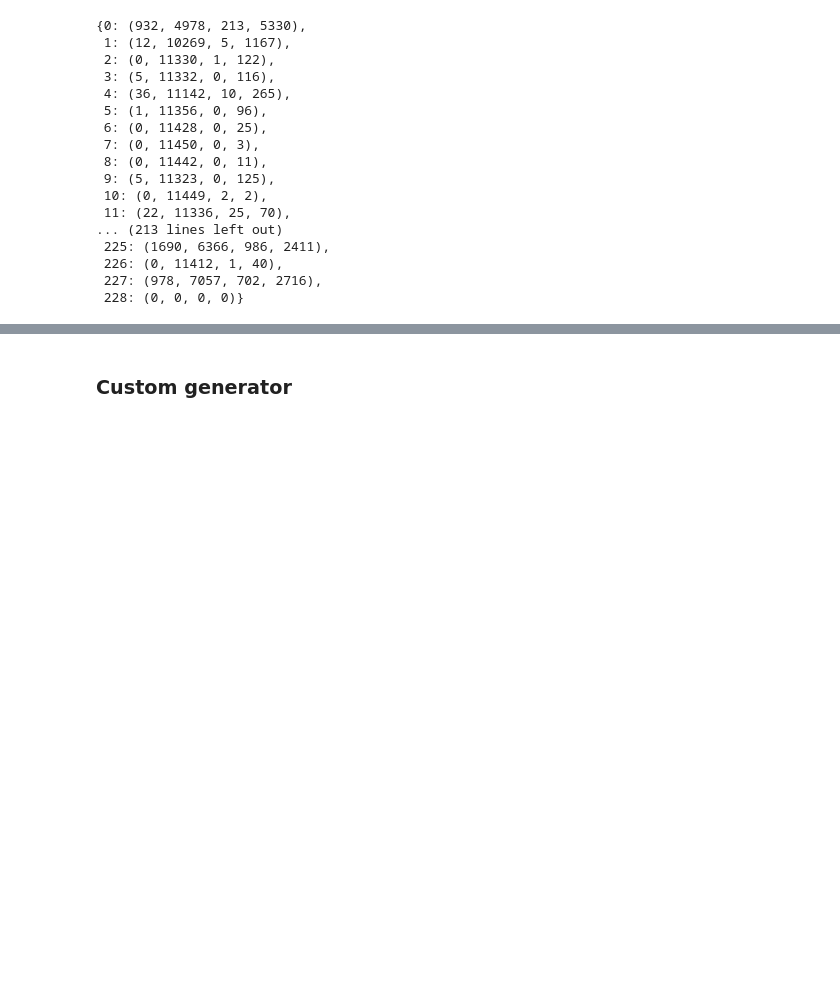
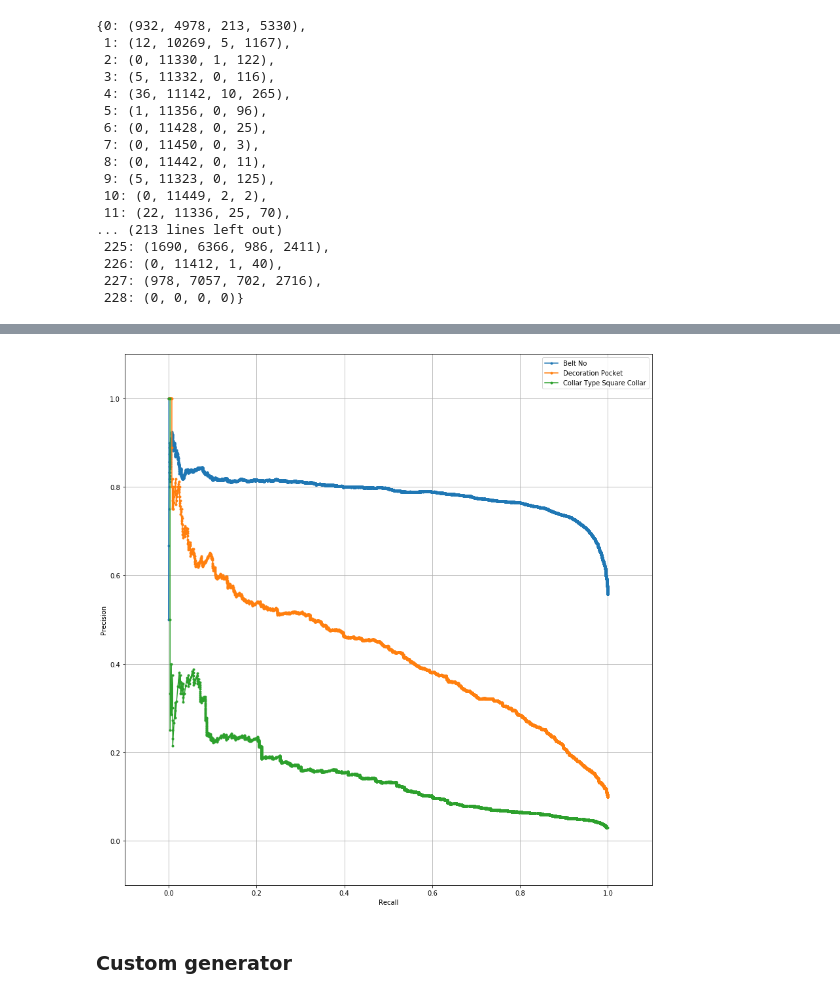
Before and after one commit to dsahoo-ilambda/features_detection, a Jupyter notebook: Attribute_detection_plot.ipynb, the cells around one changed output, grey strips where cells are left out. Drawn from its saved outputs; the diff is of its cells as text; code cells hidden in the pictures; blank space fills up the shorter version.

```diff
--- a/Attribute_detection_plot.ipynb
+++ b/Attribute_detection_plot.ipynb
@@ -322,2 +351,19 @@ pres_rec_preds_new_1
+# %%
+features=[0,59,24]
+from sklearn.metrics import precision_recall_curve
+plt.figure(figsize=(12,12))
+for f in features:
+    prec,rec, _ = precision_recall_curve(true_labels[:,f], preds_new_1[:,f])
+    plt.plot(rec, prec, marker='.', label=decode_features_map.get(f))
+plt.xlabel("Recall")
+plt.ylabel("Precision")
+plt.tight_layout()
+plt.xlim(-0.1,1.1)
+plt.ylim(-0.1, 1.1)
+plt.grid()
+plt.legend()
+plt.show()
+# %% [output]
+[figure, added]
 # %% [markdown]
 ### Custom generator
```
Also changed, not shown: parts of 21 cells of this notebook.
